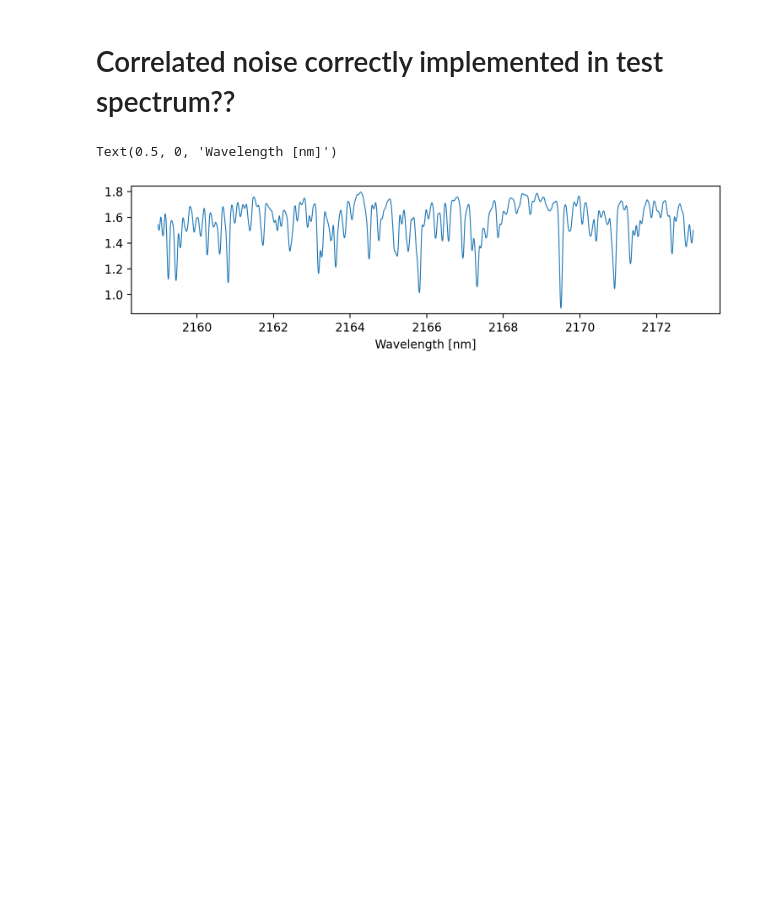
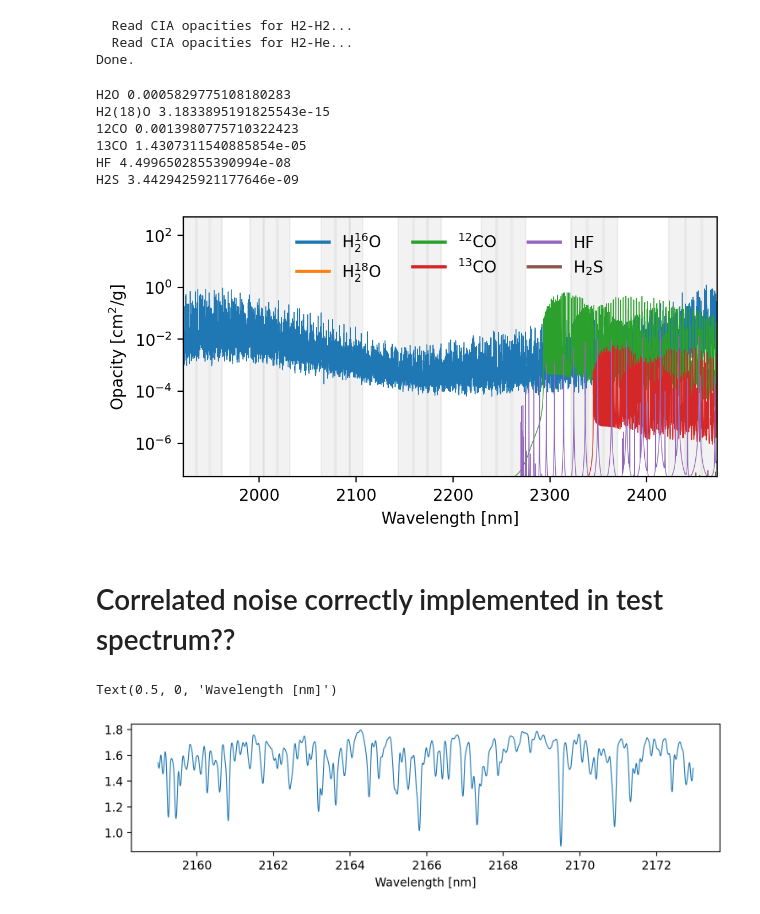
Before and after one commit to NatalieGrasser/atm_retrieval, a Jupyter notebook: atm_retrieval/debugging.ipynb, the cells around one changed output. Cells and saved outputs as stored; diff of their text form; code cells hidden in the pictures; blank space fills up the shorter version.

Commit message:
updated/fixed figures, added new new plot

```diff
--- a/atm_retrieval/debugging.ipynb
+++ b/atm_retrieval/debugging.ipynb
@@ -95,11 +95,11 @@ def init_retrieval(brown_dwarf='2M0355',PT_type='PTgrad',chem='freechem',
     return retrieval
 
 #retrieval=init_retrieval(brown_dwarf='2M1425',PT_type='PTgrad',chem='freechem',Nlive=300,tol=0.5)
-retrieval=init_retrieval(brown_dwarf='2M1425',PT_type='PTgrad',chem='freechem',Nlive=300,tol=0.5)
+retrieval=init_retrieval(brown_dwarf='2M0355',PT_type='PTgrad',chem='freechem',Nlive=300,tol=0.5)
 #retrieval.PMN_lnL()
 #only_params=['rv','vsini','log_g','T0','log_H2O','log_12CO','log_13CO','log_HF','log_H2(18)O','log_H2S']
 #retrieval.evaluate(only_params=only_params,split_corner=False)
-#retrieval.evaluate(makefigs=False)
+retrieval.evaluate(makefigs=False)
 
 #retrieval2=init_retrieval(brown_dwarf='2M0355',PT_type='PTgrad',chem='equchem',Nlive=50,tol=10.0)
 
@@ -132,3 +129,70 @@ array([1.00000000e-06, 1.45634848e-06, 2.12095089e-06, 3.08884360e-06,
+# %%
+from petitRADTRANS import Radtrans
+
+retrieval_object=retrieval
+#def opacity_plot(retrieval_object):
+Kband=retrieval_object.target.K2166
+molecules=['H2O_pokazatel_main_iso','H2O_181_HotWat78','CO_main_iso','CO_36','HF_main_iso','H2S_ExoMol_main_iso']
+names=['H2O','H2(18)O','12CO','13CO','HF','H2S']
+labels=['H$_2^{16}$O','H$_2^{18}$O','$^{12}$CO','$^{13}$CO','HF','H$_2$S']
+#molecules=['CO_main_iso']
+#labels=['$^{12}$CO']
+
+wlen_range=np.array([np.min(Kband),np.max(Kband)])*1e-3 # nm to microns
+atmosphere = Radtrans(line_species=molecules,
+                    rayleigh_species = ['H2', 'He'],
+                    continuum_opacities = ['H2-H2', 'H2-He'],
+                    wlen_bords_micron=wlen_range,
+                    mode='lbl',
+                    lbl_opacity_sampling=10)
+# %% [output]
+  Read CIA opacities for H2-H2...
+  Read CIA opacities for H2-He...
+Done.
+# %%
+import pickle
+import pathlib
+path=pathlib.Path('/home/natalie/Desktop/atm_retrieval/2M1425/freechem_PTgrad_N300_ev0.5/final_params_dict.pickle')
+with open(path,'rb') as file:
+    final_params=pickle.load(file)
+# %%
+from matplotlib.lines import Line2D
+import matplotlib.pyplot as plt
+
+T = np.array([1400]).reshape(1)
+wave_cm, opas = atmosphere.get_opa(T)
+wave_nm = wave_cm*1e7
+ymin,ymax=5e-8,5e2
+
+fig,ax=plt.subplots(1,1,figsize=(6,3),dpi=200)
+lines=[]
+for i,m in enumerate(molecules):
+    abund=10**final_params[f'log_{names[i]}']
+    print(names[i],abund)
+    spec,=plt.plot(wave_nm,opas[m]*abund,lw=0.5)
+    lines.append(Line2D([0],[0],color=spec.get_color(),
+                    linewidth=2,label=labels[i]))
+
+for order in range(7):
+    for det in range(3):
+        plt.fill_betweenx([ymin,ymax],Kband[order,det][0],Kband[order,det][1],color='k',alpha=0.05)
+plt.yscale('log')
+plt.ylabel('Opacity [cm$^2$/g]')
+plt.xlabel("Wavelength [nm]")
+plt.xlim(np.min(retrieval.target.K2166),np.max(retrieval.target.K2166))
+plt.ylim(ymin,ymax)
+legend=plt.legend(handles=lines,ncol=3,loc='upper center')
+legend.get_frame().set_alpha(None)
+legend.get_frame().set_facecolor((0, 0, 0, 0))
+legend.get_frame().set_edgecolor((0, 0, 0, 0))
+# %% [output]
+H2O 0.0005829775108180283
+H2(18)O 3.1833895191825543e-15
+12CO 0.0013980775710322423
+13CO 1.4307311540885854e-05
+HF 4.4996502855390994e-08
+H2S 3.4429425921177646e-09
+[figure, added]
 # %% [markdown]
 # Correlated noise correctly implemented in test spectrum??
 # %%
```
Also changed, not shown: parts of 7 cells of this notebook, 3 other files.
